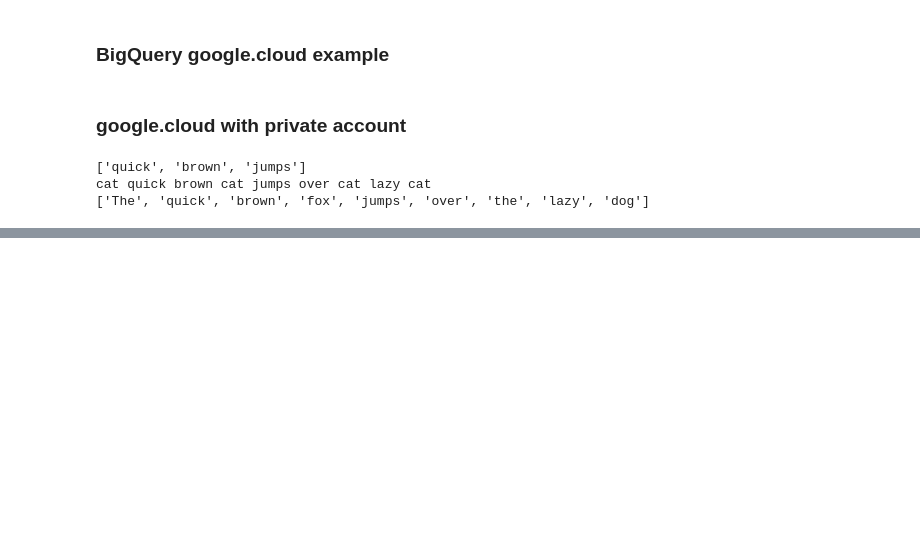
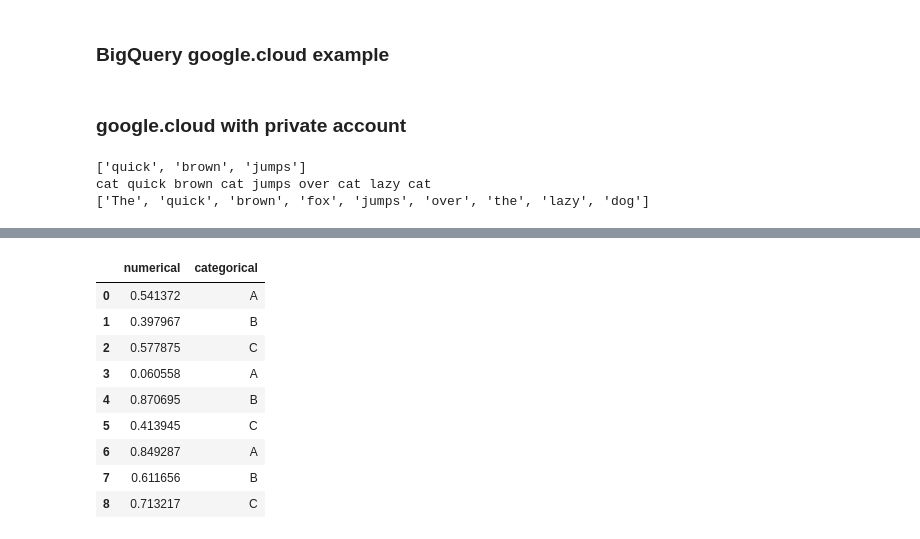
Before and after one commit to omar-elmaria/gpt_python_bootcamp, a Jupyter notebook: playground.ipynb, the cells around one changed output, grey strips where cells are left out. Drawn from its saved outputs; the diff is of its cells as text; code cells hidden in the pictures; blank space fills up the shorter version.

```diff
--- a/playground.ipynb
+++ b/playground.ipynb
@@ -323,0 +501,34 @@ cat quick brown cat jumps over cat lazy cat
+# %%
+import pandas as pd
+import numpy as np
+
+# Create an empty list to store the dataframes
+df_list = []
+
+# Loop through some data and append it to the list
+for i in range(3):
+    # Create a random dataframe with 5 rows and 2 columns
+    df = pd.DataFrame({
+        'numerical': np.random.rand(3),
+        'categorical': pd.Categorical(['A', 'B', 'C'])
+    })
+
+    # Append the dataframe to the list
+    df_list.append(df)
+
+# Concatenate the dataframes in the list into a single dataframe
+result_df = pd.concat(df_list, ignore_index=True)
+
+# Print the resulting dataframe
+display(result_df)
+# %% [output]
+|  | numerical | categorical |
+| 0 | 0.541372 | A |
+| 1 | 0.397967 | B |
+| 2 | 0.577875 | C |
+| 3 | 0.060558 | A |
+| 4 | 0.870695 | B |
+| 5 | 0.413945 | C |
+| 6 | 0.849287 | A |
+| 7 | 0.611656 | B |
+| 8 | 0.713217 | C |
```
Also changed, not shown: parts of 10 cells of this notebook.
